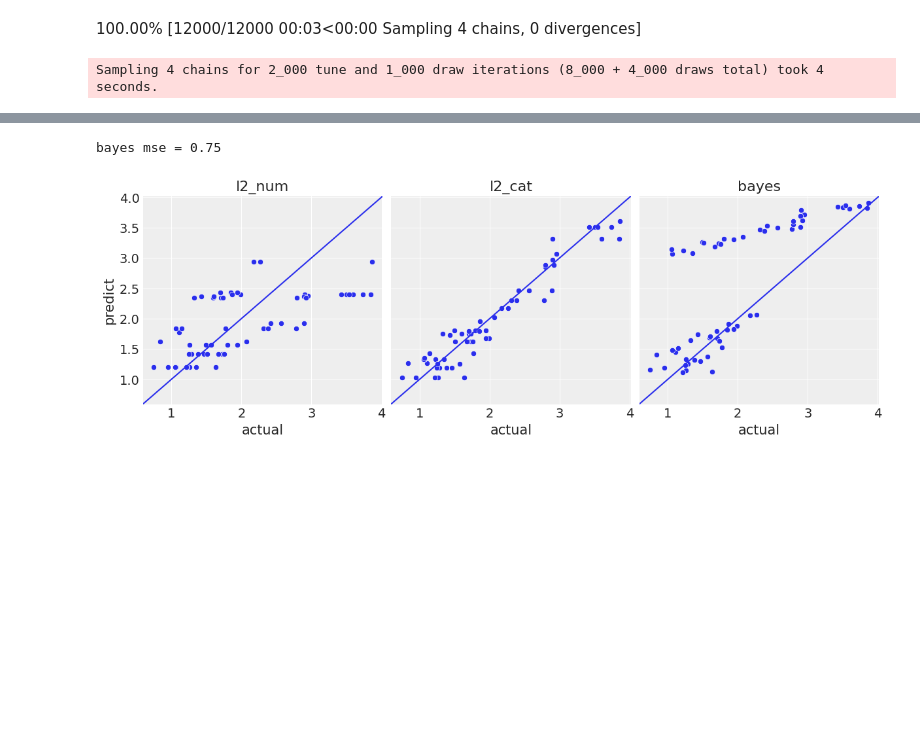
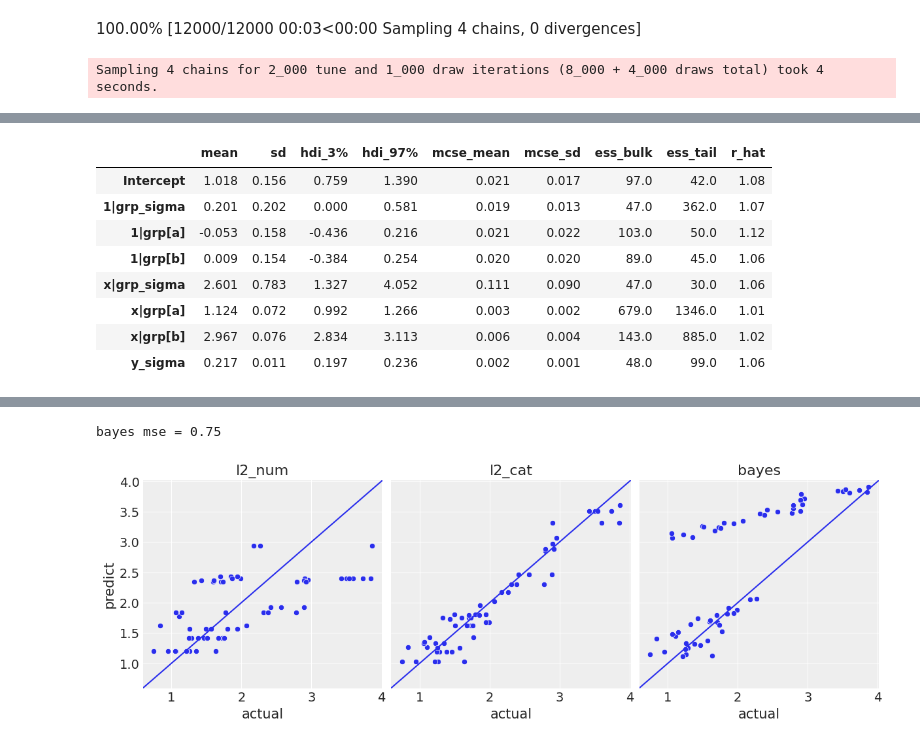
Before and after one commit to gavinln/scikit-vm, a Jupyter notebook: notebooks/bayes/05-gbm-hierarchy.ipynb, the cells around one changed output, grey strips where cells are left out. Cells and saved outputs as stored; diff of their text form; code cells hidden in the pictures; blank space fills up the shorter version.

```diff
--- a/notebooks/bayes/05-gbm-hierarchy.ipynb
+++ b/notebooks/bayes/05-gbm-hierarchy.ipynb
@@ -318,0 +318,3 @@ az.summary(fitted2)
+# %%
+model3 = bmb.Model("y ~ (x|grp)", raw_data)
+fitted3 = model3.fit(tune=4000)
@@ -319,3 +336,15 @@ az.summary(fitted2)
+# %%
+az.summary(fitted3)
+# %% [output]
+|  | mean | sd | hdi_3% | hdi_97% | mcse_mean | mcse_sd | ess_bulk | ess_tail | r_hat |
+| Intercept | 1.018 | 0.156 | 0.759 | 1.390 | 0.021 | 0.017 | 97.0 | 42.0 | 1.08 |
+| 1|grp_sigma | 0.201 | 0.202 | 0.000 | 0.581 | 0.019 | 0.013 | 47.0 | 362.0 | 1.07 |
+| 1|grp[a] | -0.053 | 0.158 | -0.436 | 0.216 | 0.021 | 0.022 | 103.0 | 50.0 | 1.12 |
+| 1|grp[b] | 0.009 | 0.154 | -0.384 | 0.254 | 0.020 | 0.020 | 89.0 | 45.0 | 1.06 |
+| x|grp_sigma | 2.601 | 0.783 | 1.327 | 4.052 | 0.111 | 0.090 | 47.0 | 30.0 | 1.06 |
+| x|grp[a] | 1.124 | 0.072 | 0.992 | 1.266 | 0.003 | 0.002 | 679.0 | 1346.0 | 1.01 |
+| x|grp[b] | 2.967 | 0.076 | 2.834 | 3.113 | 0.006 | 0.004 | 143.0 | 885.0 | 1.02 |
+| y_sigma | 0.217 | 0.011 | 0.197 | 0.236 | 0.002 | 0.001 | 48.0 | 99.0 | 1.06 |
 # %%
 # _ = az.plot_trace(fitted2)
 # %%
```
Also changed, not shown: parts of 6 cells of this notebook, 2 other files.
